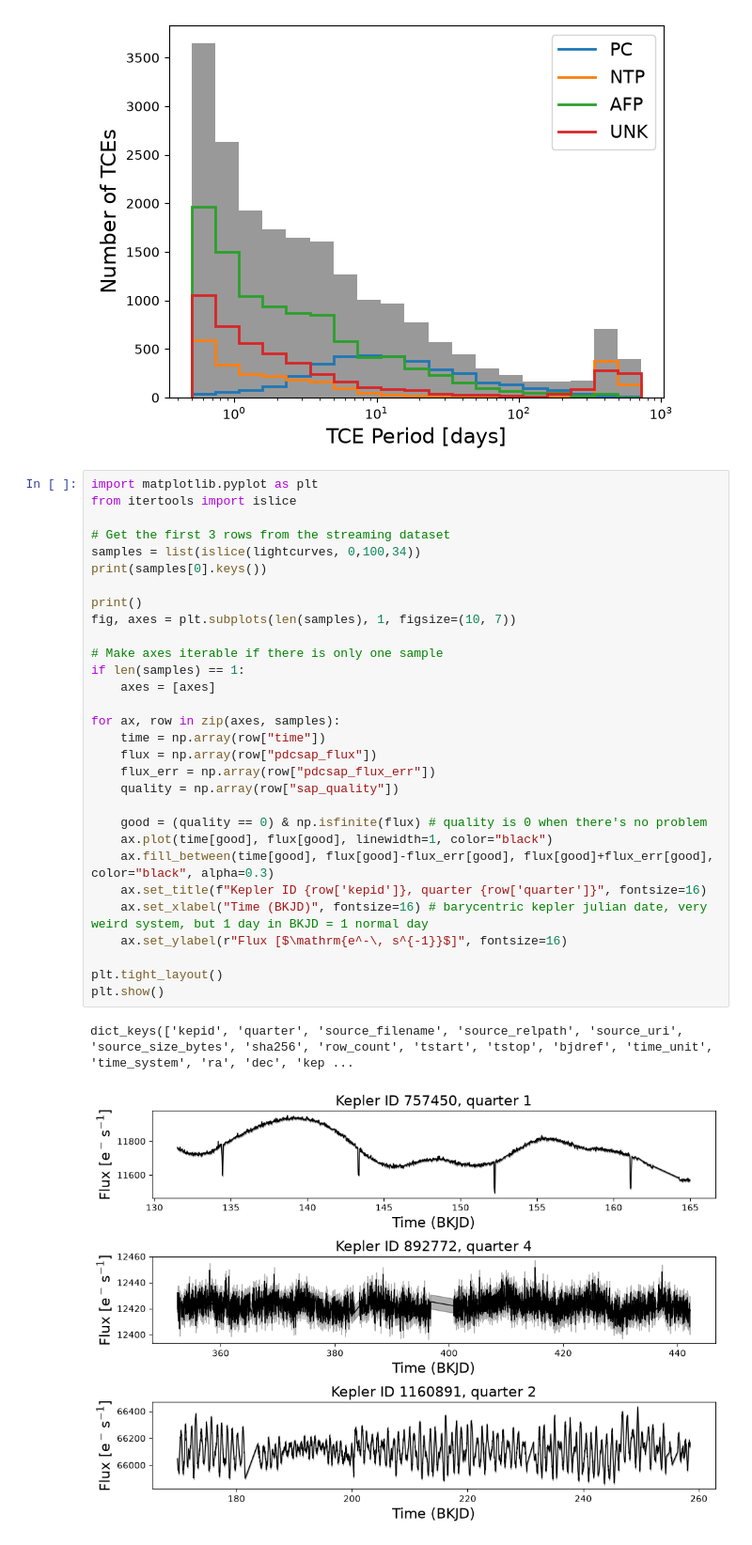
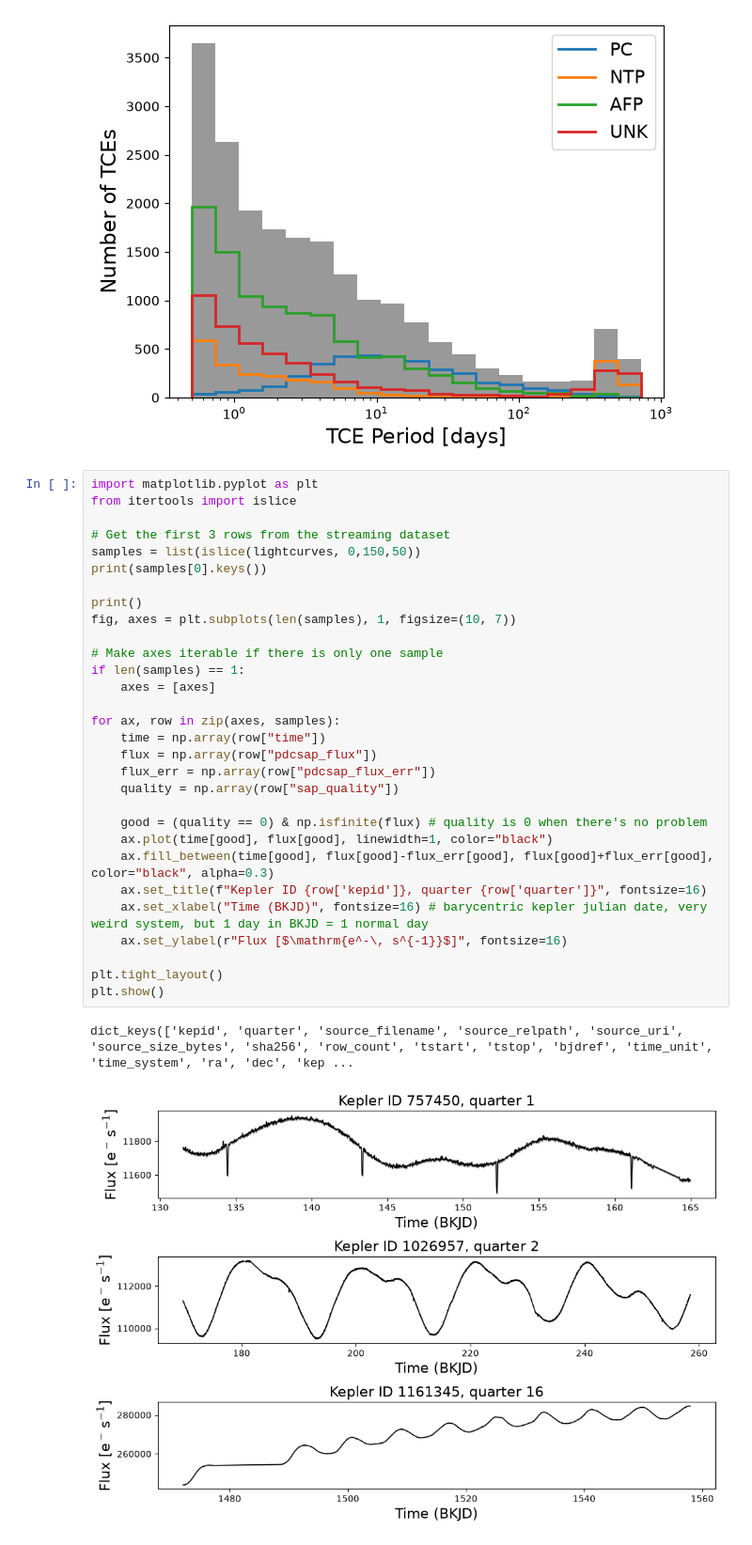
Before and after one commit to oliviergilbertastro/stats507-coursework, a Jupyter notebook: project/kepler.ipynb, the cells around one changed output. Shown at 94% size. Cells and saved outputs as stored; diff of their text form.

Commit message:
more plot

```diff
--- a/project/kepler.ipynb
+++ b/project/kepler.ipynb
@@ -64,32 +64,32 @@ plt.show()
 import matplotlib.pyplot as plt
 from itertools import islice
 
 # Get the first 3 rows from the streaming dataset
-samples = list(islice(lightcurves, 0,100,34))
+samples = list(islice(lightcurves, 0,150,50))
 print(samples[0].keys())
 
 print()
 fig, axes = plt.subplots(len(samples), 1, figsize=(10, 7))
 
 # Make axes iterable if there is only one sample
 if len(samples) == 1:
     axes = [axes]
 
 for ax, row in zip(axes, samples):
     time = np.array(row["time"])
     flux = np.array(row["pdcsap_flux"])
     flux_err = np.array(row["pdcsap_flux_err"])
     quality = np.array(row["sap_quality"])
 
     good = (quality == 0) & np.isfinite(flux) # quality is 0 when there's no problem
     ax.plot(time[good], flux[good], linewidth=1, color="black")
     ax.fill_between(time[good], flux[good]-flux_err[good], flux[good]+flux_err[good], color="black", alpha=0.3)
     ax.set_title(f"Kepler ID {row['kepid']}, quarter {row['quarter']}", fontsize=16)
     ax.set_xlabel("Time (BKJD)", fontsize=16) # barycentric kepler julian date, very weird system, but 1 day in BKJD = 1 normal day
     ax.set_ylabel(r"Flux [$\mathrm{e^-\, s^{-1}}$]", fontsize=16)
 
 plt.tight_layout()
 plt.show()
 # %% [output]
 dict_keys(['kepid', 'quarter', 'source_filename', 'source_relpath', 'source_uri', 'source_size_bytes', 'sha256', 'row_count', 'tstart', 'tstop', 'bjdref', 'time_unit', 'time_system', 'ra', 'dec', 'kep ...
-[figure, old version]
+[figure, new version]
```
